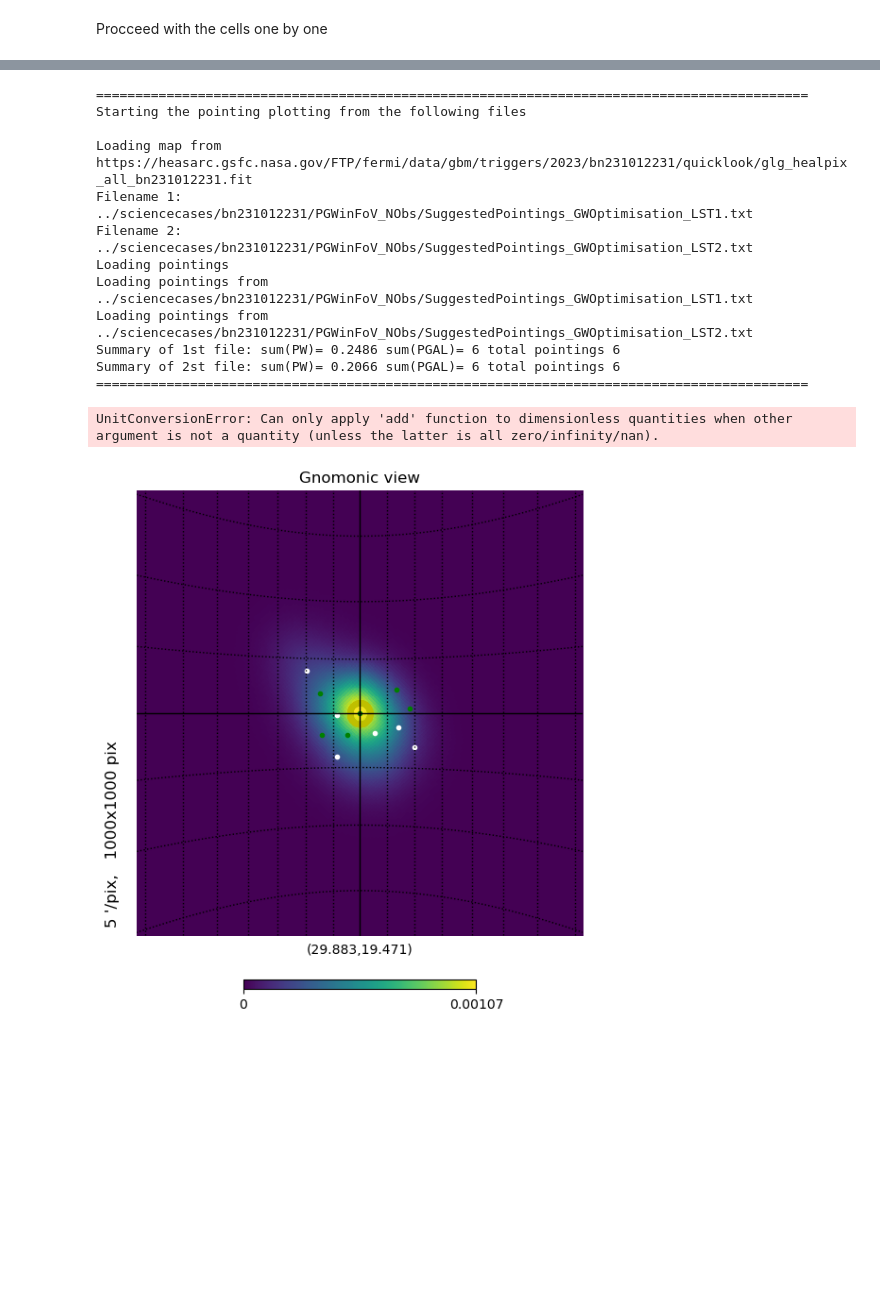
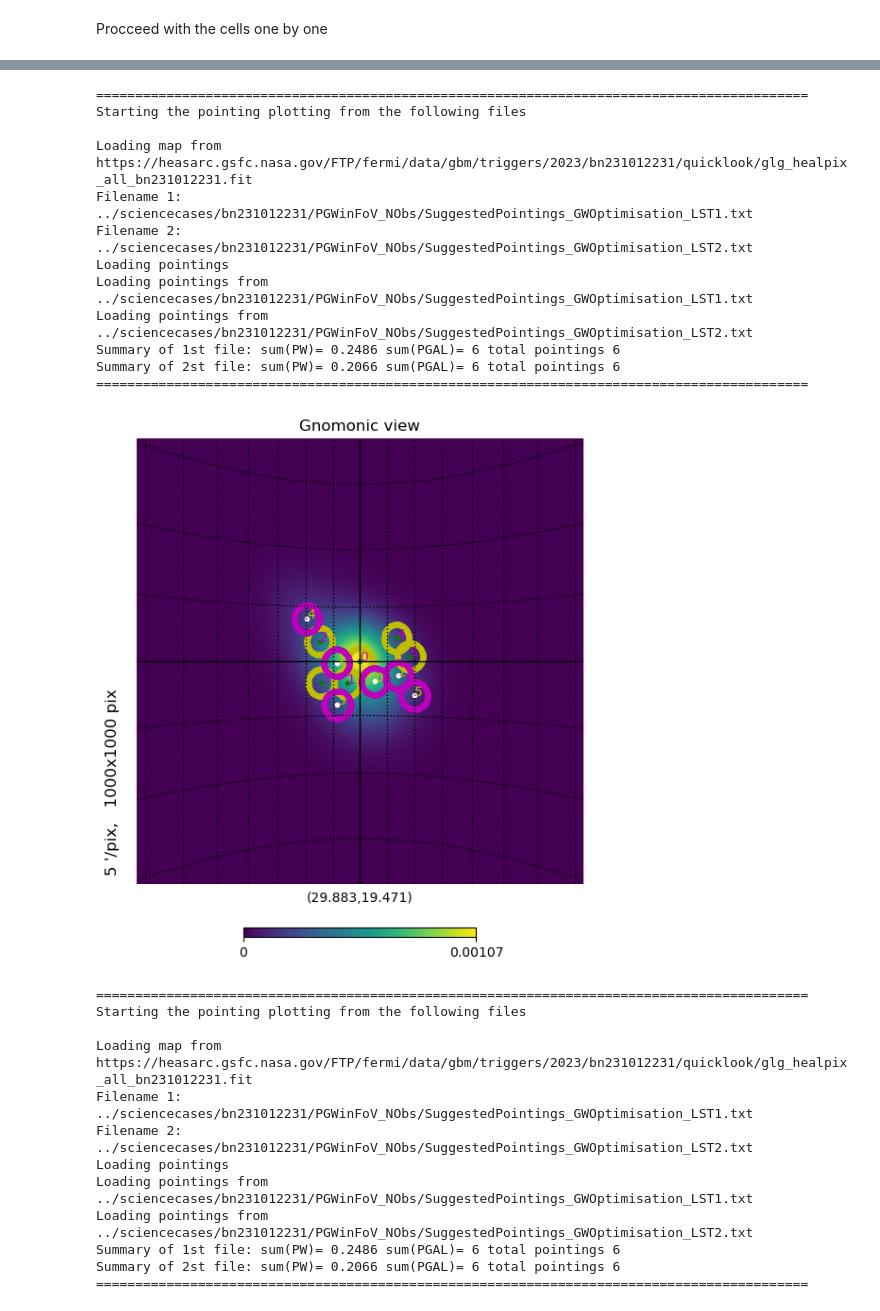
Before and after one commit to astro-transients/tilepy, a Jupyter notebook: examples/visualization/two_observation_campaigns.ipynb, the cells around one changed output, grey strips where cells are left out. Cells and saved outputs as stored; diff of their text form; code cells hidden in the pictures; blank space fills up the shorter version.

Commit message:
function allows fro gnomonic and mollweide view

```diff
--- a/examples/visualization/two_observation_campaigns.ipynb
+++ b/examples/visualization/two_observation_campaigns.ipynb
@@ -53,25 +49,32 @@ Loading HEALPix map from file: https://heasarc.gsfc.nasa.gov/FTP/fermi/data/gbm/
 # %%
-#Pretty_Plot(skymap, name, PointingsFile1, dirName, obspar, tGals0, center, radius, colors_list)
-#from importlib import reload
-#import tilepy
-#reload(tilepy)
 from tilepy.tools.VisualizationTools import CompareTwoTilings
 plotType = 'gnomonic'
-CompareTwoTilings(skymap, PointingsFile1, PointingsFile2, 2.0,plotType)
+CompareTwoTilings(skymap, PointingsFile1, PointingsFile2, obspar.FOV,plotType)
 plotType = 'mollweide'
-CompareTwoTilings(skymap, PointingsFile1, PointingsFile2, 2.0,plotType)
+CompareTwoTilings(skymap, PointingsFile1, PointingsFile2,obspar.FOV,plotType)
 # %% [output]
 ===========================================================================================
 Starting the pointing plotting from the following files
 
 Loading map from  https://heasarc.gsfc.nasa.gov/FTP/fermi/data/gbm/triggers/2023/bn231012231/quicklook/glg_healpix_all_bn231012231.fit
 Filename 1:  ../sciencecases/bn231012231/PGWinFoV_NObs/SuggestedPointings_GWOptimisation_LST1.txt
 Filename 2:  ../sciencecases/bn231012231/PGWinFoV_NObs/SuggestedPointings_GWOptimisation_LST2.txt
 Loading pointings
 Loading pointings from ../sciencecases/bn231012231/PGWinFoV_NObs/SuggestedPointings_GWOptimisation_LST1.txt
 Loading pointings from ../sciencecases/bn231012231/PGWinFoV_NObs/SuggestedPointings_GWOptimisation_LST2.txt
 Summary of 1st file: sum(PW)= 0.2486 sum(PGAL)= 6 total pointings 6
 Summary of 2st file: sum(PW)= 0.2066 sum(PGAL)= 6 total pointings 6
 ===========================================================================================
+[figure, new version]
-UnitConversionError: Can only apply 'add' function to dimensionless quantities when other argument is not a quantity (unless the latter is all zero/infinity/nan).
+===========================================================================================
+Starting the pointing plotting from the following files
+
+Loading map from  https://heasarc.gsfc.nasa.gov/FTP/fermi/data/gbm/triggers/2023/bn231012231/quicklook/glg_healpix_all_bn231012231.fit
+Filename 1:  ../sciencecases/bn231012231/PGWinFoV_NObs/SuggestedPointings_GWOptimisation_LST1.txt
+Filename 2:  ../sciencecases/bn231012231/PGWinFoV_NObs/SuggestedPointings_GWOptimisation_LST2.txt
+Loading pointings
+Loading pointings from ../sciencecases/bn231012231/PGWinFoV_NObs/SuggestedPointings_GWOptimisation_LST1.txt
+Loading pointings from ../sciencecases/bn231012231/PGWinFoV_NObs/SuggestedPointings_GWOptimisation_LST2.txt
+Summary of 1st file: sum(PW)= 0.2486 sum(PGAL)= 6 total pointings 6
+Summary of 2st file: sum(PW)= 0.2066 sum(PGAL)= 6 total pointings 6
+===========================================================================================
-[figure, old version]
```
Also changed, not shown: parts of 4 cells of this notebook.
